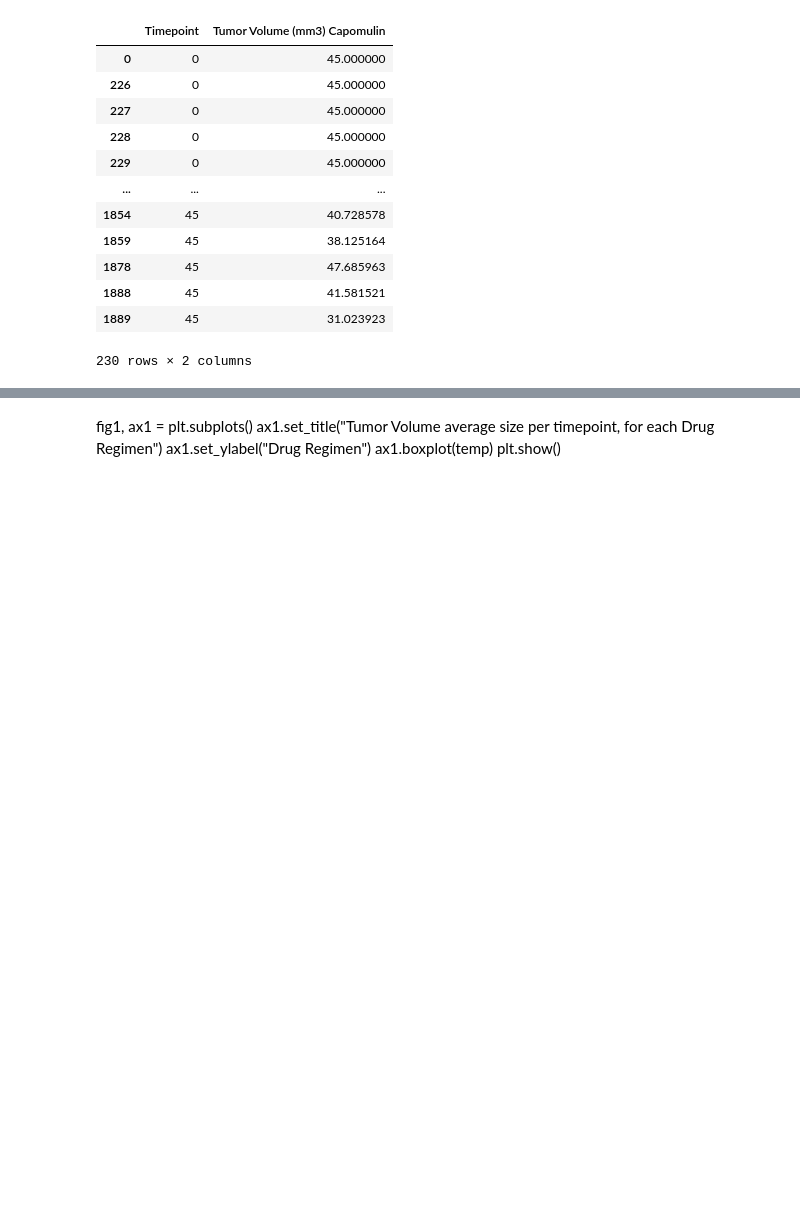
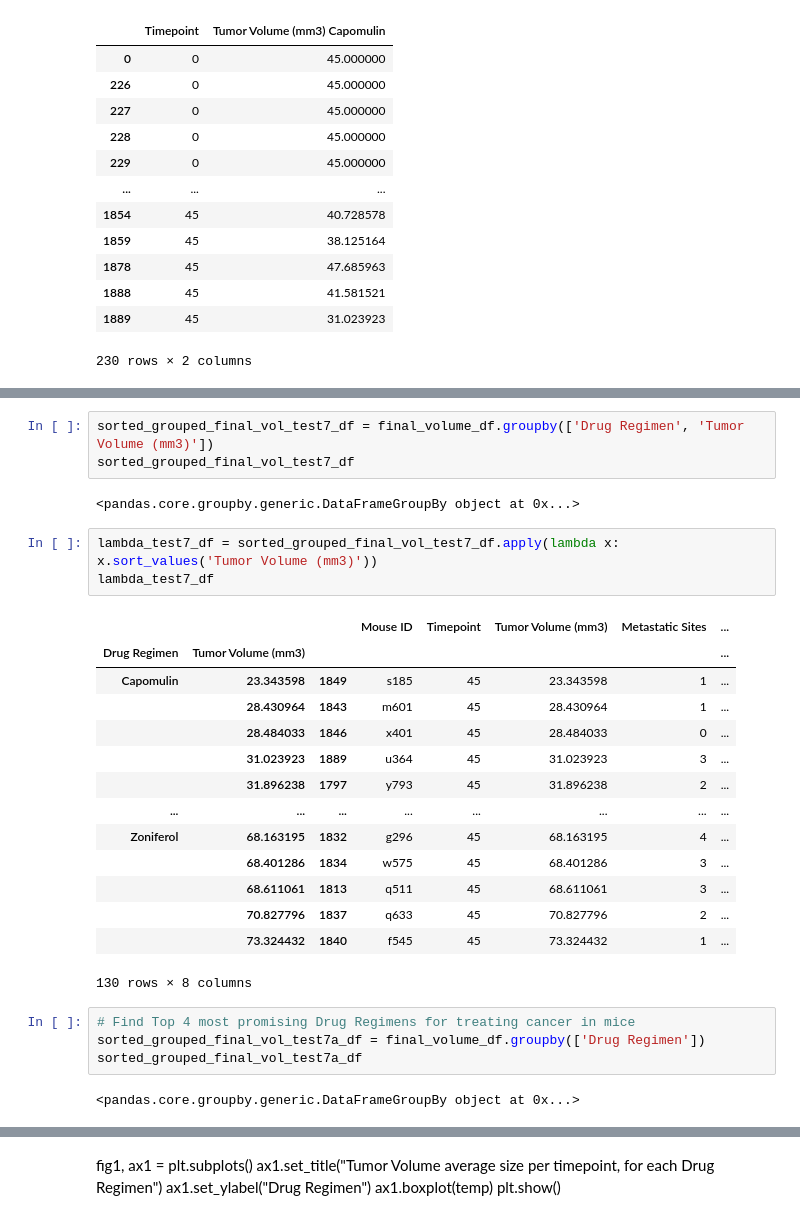
Before and after one commit to IrinaUX/MatPlotLib_hw, a Jupyter notebook: pymaceuticals_starter-Copy6_Statisctics.ipynb, the cells around one changed output, grey strips where cells are left out. Saved outputs shown, nothing was run; the diff lists cells and outputs as text; blank space fills up the shorter version.

```diff
--- a/pymaceuticals_starter-Copy6_Statisctics.ipynb
+++ b/pymaceuticals_starter-Copy6_Statisctics.ipynb
@@ -383,0 +430,29 @@ for x in range(len(drug_list)):
+# %%
+sorted_grouped_final_vol_test7_df = final_volume_df.groupby(['Drug Regimen', 'Tumor Volume (mm3)'])
+sorted_grouped_final_vol_test7_df
+# %% [output]
+<pandas.core.groupby.generic.DataFrameGroupBy object at 0x...>
+# %%
+lambda_test7_df = sorted_grouped_final_vol_test7_df.apply(lambda x: x.sort_values('Tumor Volume (mm3)'))
+lambda_test7_df
+# %% [output]
+|  |  |  | Mouse ID | Timepoint | Tumor Volume (mm3) | Metastatic Sites | ... |
+| Drug Regimen | Tumor Volume (mm3) |  |  |  |  |  | ... |
+| Capomulin | 23.343598 | 1849 | s185 | 45 | 23.343598 | 1 | ... |
+|  | 28.430964 | 1843 | m601 | 45 | 28.430964 | 1 | ... |
+|  | 28.484033 | 1846 | x401 | 45 | 28.484033 | 0 | ... |
+|  | 31.023923 | 1889 | u364 | 45 | 31.023923 | 3 | ... |
+|  | 31.896238 | 1797 | y793 | 45 | 31.896238 | 2 | ... |
+| ... | ... | ... | ... | ... | ... | ... | ... |
+| Zoniferol | 68.163195 | 1832 | g296 | 45 | 68.163195 | 4 | ... |
+|  | 68.401286 | 1834 | w575 | 45 | 68.401286 | 3 | ... |
+|  | 68.611061 | 1813 | q511 | 45 | 68.611061 | 3 | ... |
+|  | 70.827796 | 1837 | q633 | 45 | 70.827796 | 2 | ... |
+|  | 73.324432 | 1840 | f545 | 45 | 73.324432 | 1 | ... |
+130 rows × 8 columns
+# %%
+# Find Top 4 most promising Drug Regimens for treating cancer in mice
+sorted_grouped_final_vol_test7a_df = final_volume_df.groupby(['Drug Regimen'])
+sorted_grouped_final_vol_test7a_df
+# %% [output]
+<pandas.core.groupby.generic.DataFrameGroupBy object at 0x...>
```
Also changed, not shown: parts of 10 cells of this notebook.
